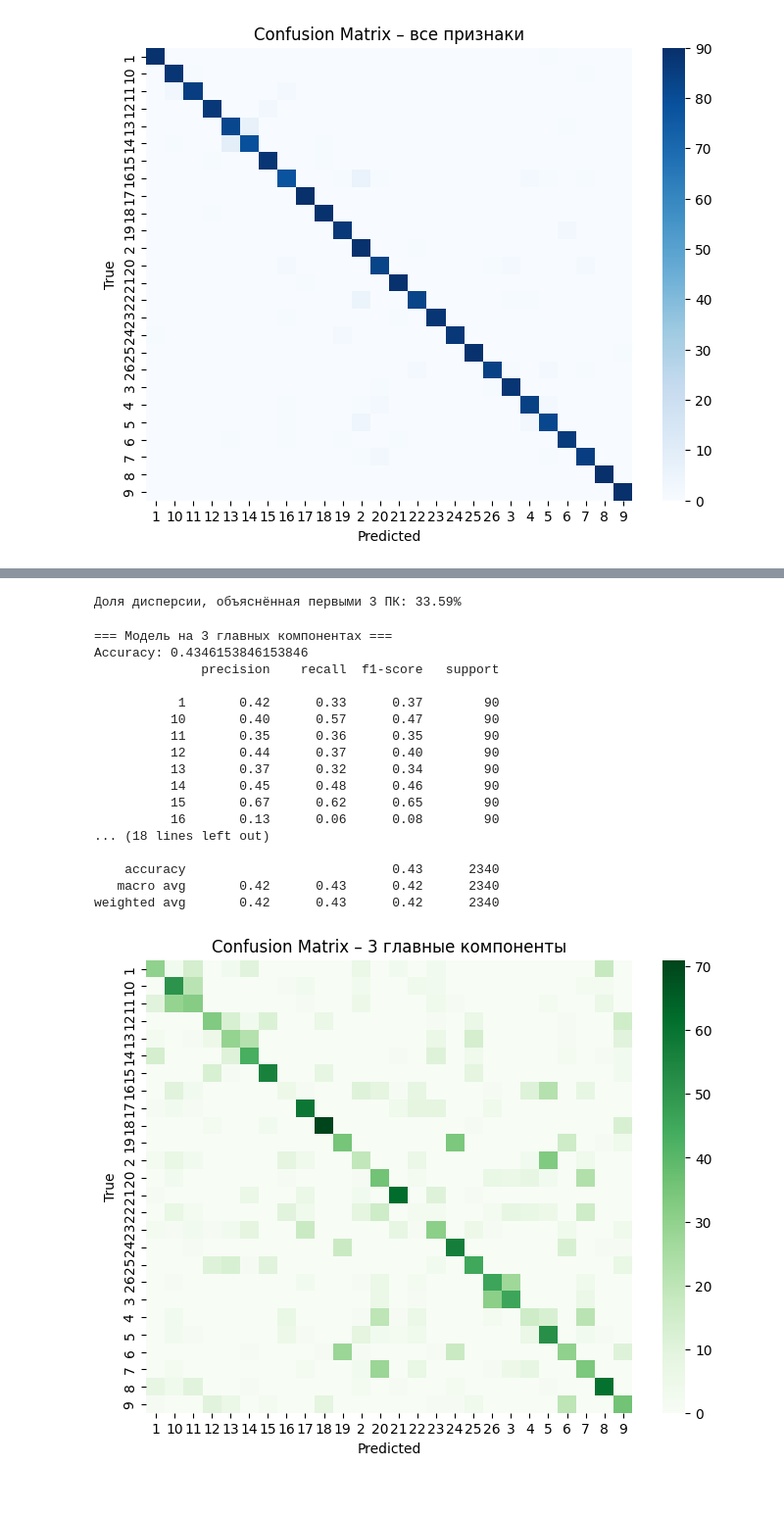
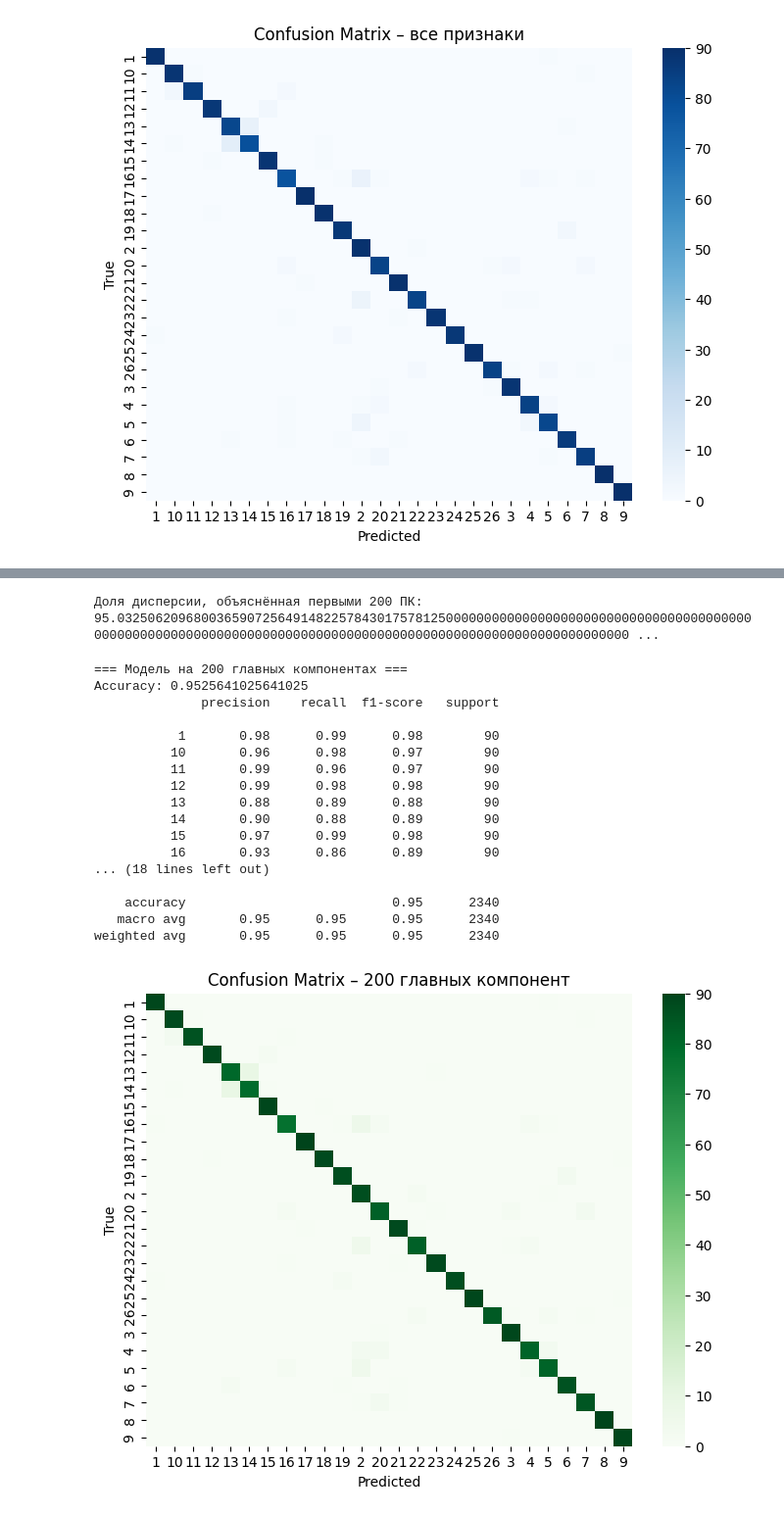
Before and after one commit to kirill-strinadka/machine-learning-methods, a Jupyter notebook: lab10_PCA.ipynb, the cells around one changed output, grey strips where cells are left out. Shown: that part at 98% size. Drawn from its saved outputs; the diff is of its cells as text; code cells hidden in the pictures.

```diff
--- a/lab10_PCA.ipynb
+++ b/lab10_PCA.ipynb
@@ -89,16 +89,16 @@ explained = np.cumsum(pca_full.explained_variance_ratio_)
 
 plt.figure(figsize=(8,5))
 plt.plot(range(1, len(explained)+1), explained, marker="o")
-plt.axvline(3, color="r", linestyle="--", label="k=3")  # «наш локоть»
+plt.axvline(200, color="r", linestyle="--", label="k=200")  # « 200 - локоть»
 plt.title("PCA – кумулятивная объяснённая дисперсия")
 plt.xlabel("Количество компонент k"), plt.ylabel("Σ объяснённая дисперсия")
 plt.grid(True), plt.legend()
 plt.show()
 
-print(f"Доля дисперсии, объяснённая первыми 3 ПК: {explained[2]:.2%}")
+print(f"Доля дисперсии, объяснённая первыми 200 ПК: {explained[200]:.200%}")
 
-# 7. Сжимаем пространство до k=3 (можно легко изменить k)
-pca = PCA(n_components=3, random_state=42)
+# 7. Сжимаем пространство до k=200 (можно легко изменить k)
+pca = PCA(n_components=200, random_state=42)
 X_train_pca = pca.fit_transform(X_train_std)
 X_test_pca  = pca.transform(X_test_std)
 
@@ -111,7 +111,7 @@ clf_pca = LogisticRegression(
 clf_pca.fit(X_train_pca, y_train)
 y_pred_pca = clf_pca.predict(X_test_pca)
 
-print("\n=== Модель на 3 главных компонентах ===")
+print("\n=== Модель на 200 главных компонентах ===")
 print("Accuracy:", accuracy_score(y_test, y_pred_pca))
 print(classification_report(y_test, y_pred_pca))
 
@@ -120,7 +120,7 @@ cm_pca = confusion_matrix(y_test, y_pred_pca, labels=clf_pca.classes_)
 plt.figure(figsize=(8,6))
 sns.heatmap(cm_pca, annot=False, cmap="Greens", xticklabels=clf_pca.classes_,
             yticklabels=clf_pca.classes_)
-plt.title("Confusion Matrix – 3 главные компоненты")
+plt.title("Confusion Matrix – 200 главных компонент")
 plt.xlabel("Predicted"), plt.ylabel("True")
 plt.show()
 
@@ -128,7 +128,7 @@ plt.show()
 fig = plt.figure(figsize=(7,6))
 scatter = plt.scatter(X_train_pca[:,0], X_train_pca[:,1], c=pd.Categorical(y_train).codes,
                       s=10, alpha=0.6, cmap="tab20")
-plt.title("Обучающая выборка в пространстве первых 2 ПК")
+plt.title("Обучающая выборка в пространстве первых 200 ПК")
 plt.xlabel("PC1"), plt.ylabel("PC2")
 plt.show()
 # %% [output]
@@ -136,19 +136,19 @@ plt.show()
-Доля дисперсии, объяснённая первыми 3 ПК: 33.59%
+Доля дисперсии, объяснённая первыми 200 ПК: 95.032506209680036590725649148225784301757812500000000000000000000000000000000000000000000000000000000000000000000000000000000000000000000000000000000000000 ...
-=== Модель на 3 главных компонентах ===
-Accuracy: 0.4346153846153846
+=== Модель на 200 главных компонентах ===
+Accuracy: 0.9525641025641025
               precision    recall  f1-score   support
 
-           1       0.42      0.33      0.37        90
-          10       0.40      0.57      0.47        90
-          11       0.35      0.36      0.35        90
-          12       0.44      0.37      0.40        90
-          13       0.37      0.32      0.34        90
-          14       0.45      0.48      0.46        90
-          15       0.67      0.62      0.65        90
-          16       0.13      0.06      0.08        90
+           1       0.98      0.99      0.98        90
+          10       0.96      0.98      0.97        90
+          11       0.99      0.96      0.97        90
+          12       0.99      0.98      0.98        90
+          13       0.88      0.89      0.88        90
+          14       0.90      0.88      0.89        90
+          15       0.97      0.99      0.98        90
+          16       0.93      0.86      0.89        90
 ... (18 lines left out)
 
-    accuracy                           0.43      2340
-   macro avg       0.42      0.43      0.42      2340
-weighted avg       0.42      0.43      0.42      2340
+    accuracy                           0.95      2340
+   macro avg       0.95      0.95      0.95      2340
+weighted avg       0.95      0.95      0.95      2340
-[figure, old version]
+[figure, new version]
```
Also changed, not shown: parts of 1 cell of this notebook.
